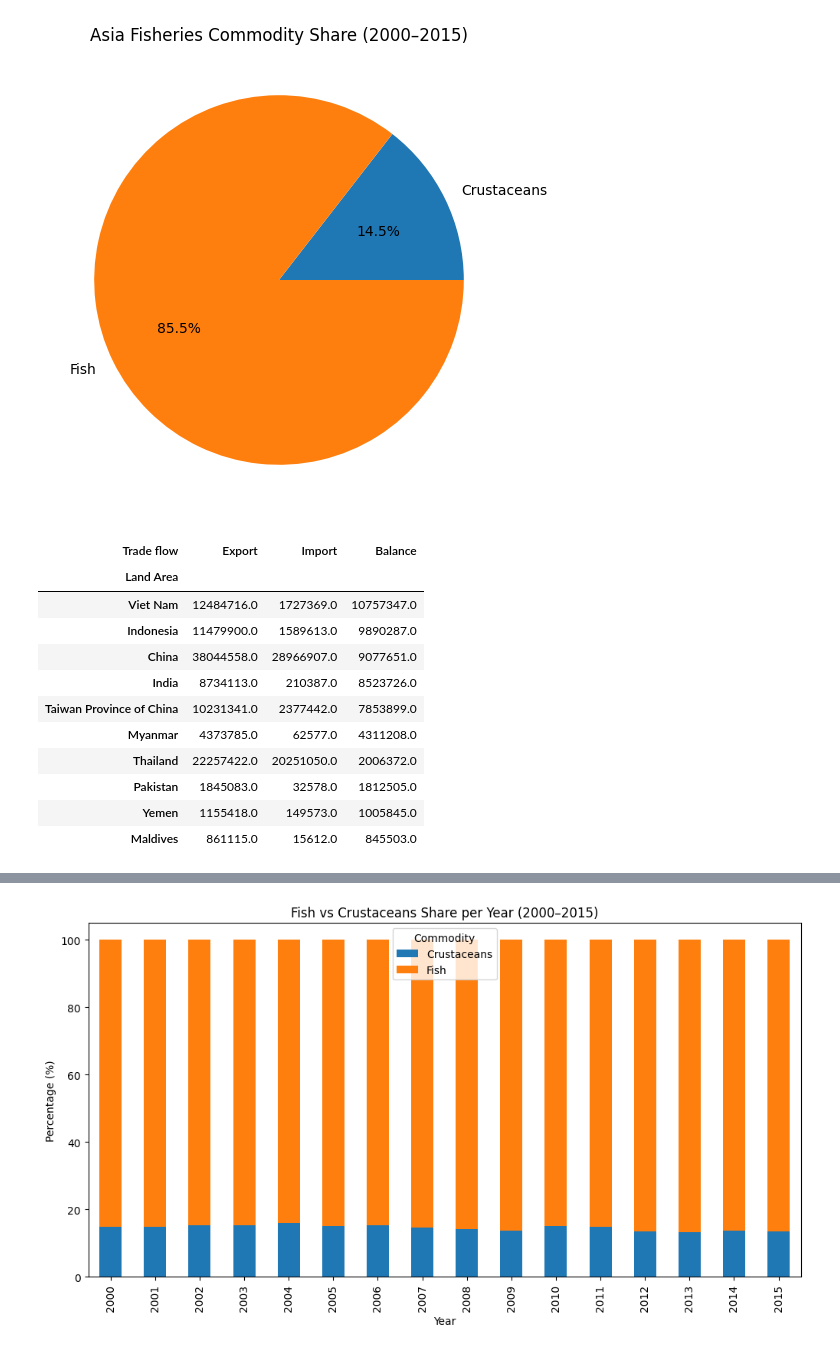
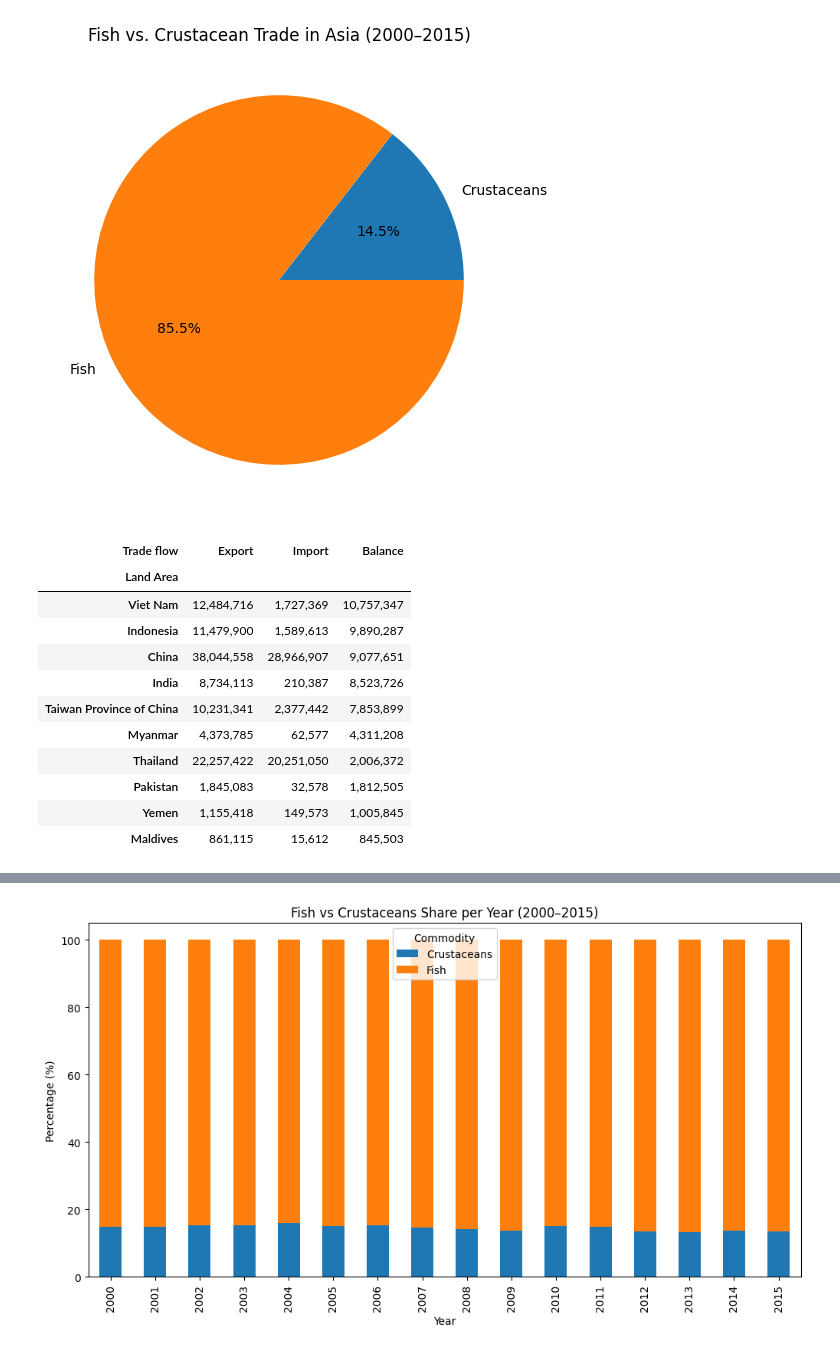
Before and after one commit to gunturrs/asian-fisheries-trade-analysis-granite, a Jupyter notebook: asian_fisheries_trade_analysis.ipynb, the cells around one changed output, grey strips where cells are left out. Saved outputs shown, nothing was run; the diff lists cells and outputs as text; code cells hidden in the pictures.

```diff
--- a/asian_fisheries_trade_analysis.ipynb
+++ b/asian_fisheries_trade_analysis.ipynb
@@ -116,33 +167,38 @@ dtype: int64
 # %%
-# Asia Fisheries Commodity Share (2000-2015)
+# 4. Fish vs. Crustacean Trade in Asia (2000-2015)
+commodity_share = df_long.groupby('Commodity')['Quantity'].sum()
 
-commodity_share_quantity.plot(
+commodity_share.plot(
     kind='pie',
     autopct='%1.1f%%',
     figsize=(6,6),
-    title="Asia Fisheries Commodity Share (2000–2015)"
+    title="Fish vs. Crustacean Trade in Asia (2000–2015)"
 )
+
 plt.ylabel("")  # biar label Y hilang
 plt.show()
 # %% [output]
-[figure, old version]
+[figure, new version]
 # %%
 # Net Exporters and Importers in Asia over the years
 
 net_trade = df_long.groupby(['Land Area','Trade flow'])['Quantity'].sum().unstack()
 net_trade['Balance'] = net_trade['Export'] - net_trade['Import']
-net_trade.sort_values('Balance', ascending=False).head(10)   # top net exporters
-net_trade.sort_values('Balance').head(10)                    # top net importers
+
+pd.options.display.float_format = '{:,.0f}'.format
+
+# 5. Net Exporters
+net_trade.sort_values('Balance', ascending=False).head(10)
 # %% [output]
 | Trade flow | Export | Import | Balance |
 | Land Area |  |  |  |
-| Viet Nam | 12484716.0 | 1727369.0 | 10757347.0 |
-| Indonesia | 11479900.0 | 1589613.0 | 9890287.0 |
-| China | 38044558.0 | 28966907.0 | 9077651.0 |
-| India | 8734113.0 | 210387.0 | 8523726.0 |
-| Taiwan Province of China | 10231341.0 | 2377442.0 | 7853899.0 |
-| Myanmar | 4373785.0 | 62577.0 | 4311208.0 |
-| Thailand | 22257422.0 | 20251050.0 | 2006372.0 |
-| Pakistan | 1845083.0 | 32578.0 | 1812505.0 |
-| Yemen | 1155418.0 | 149573.0 | 1005845.0 |
-| Maldives | 861115.0 | 15612.0 | 845503.0 |
+| Viet Nam | 12,484,716 | 1,727,369 | 10,757,347 |
+| Indonesia | 11,479,900 | 1,589,613 | 9,890,287 |
+| China | 38,044,558 | 28,966,907 | 9,077,651 |
+| India | 8,734,113 | 210,387 | 8,523,726 |
+| Taiwan Province of China | 10,231,341 | 2,377,442 | 7,853,899 |
+| Myanmar | 4,373,785 | 62,577 | 4,311,208 |
+| Thailand | 22,257,422 | 20,251,050 | 2,006,372 |
+| Pakistan | 1,845,083 | 32,578 | 1,812,505 |
+| Yemen | 1,155,418 | 149,573 | 1,005,845 |
+| Maldives | 861,115 | 15,612 | 845,503 |
```
Also changed, not shown: parts of 9 cells of this notebook.
